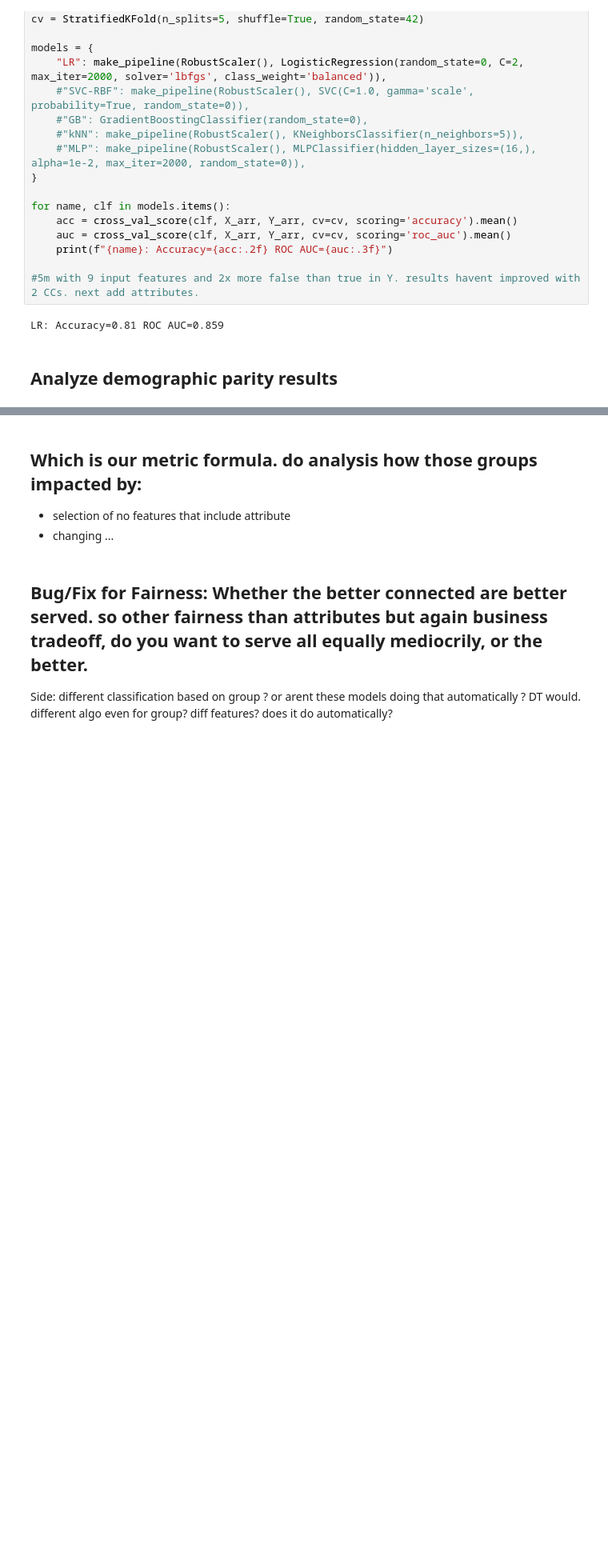
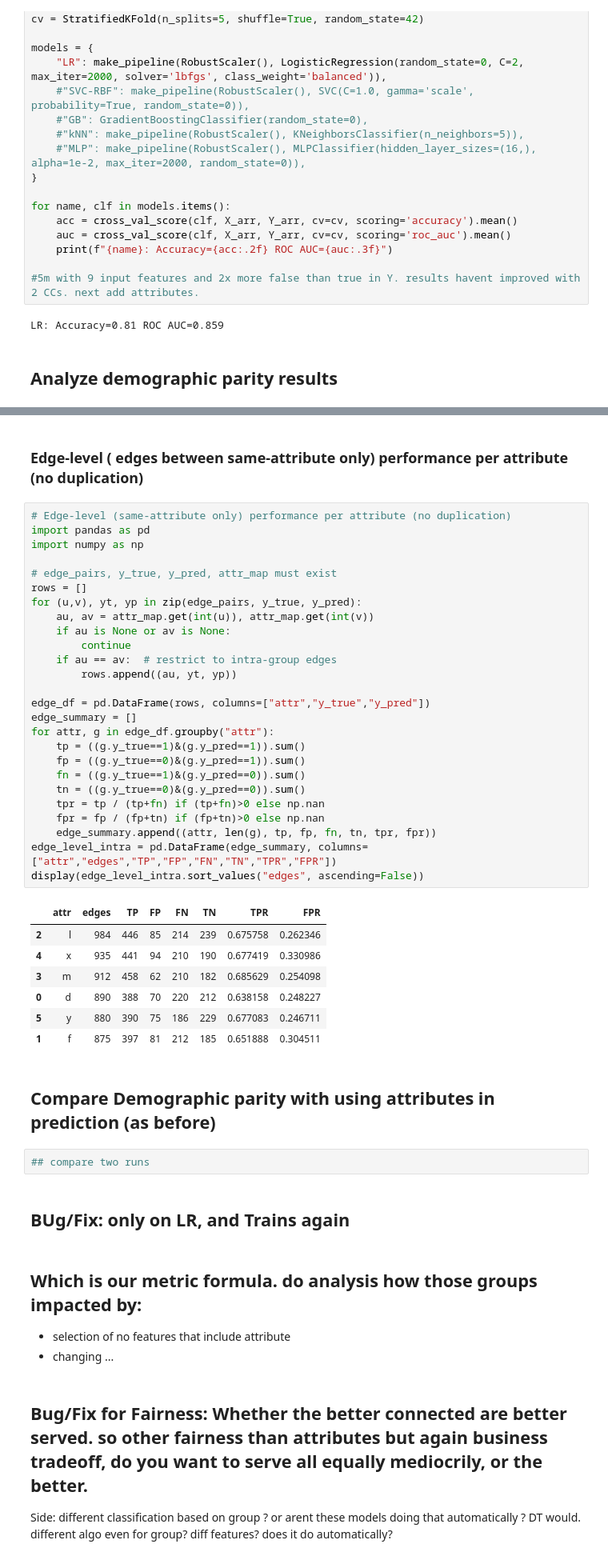
Before and after one commit to ursumarius/Link-predict-social-netw-fairness, a Jupyter notebook: fair-link-prediction-social-network.ipynb, the cells around one changed output, grey strips where cells are left out. Shown at 80% size. Cells and saved outputs as stored; diff of their text form; blank space fills up the shorter version.

```diff
--- a/fair-link-prediction-social-network.ipynb
+++ b/fair-link-prediction-social-network.ipynb
@@ -934,3 +1149,45 @@ LR: Accuracy=0.81 ROC AUC=0.859
+# %% [markdown]
+### Edge-level ( edges between same-attribute only) performance per attribute (no duplication)
+# %%
+# Edge-level (same-attribute only) performance per attribute (no duplication)
+import pandas as pd
+import numpy as np
+
+# edge_pairs, y_true, y_pred, attr_map must exist
+rows = []
+for (u,v), yt, yp in zip(edge_pairs, y_true, y_pred):
+    au, av = attr_map.get(int(u)), attr_map.get(int(v))
+    if au is None or av is None:
+        continue
+    if au == av:  # restrict to intra-group edges
+        rows.append((au, yt, yp))
+
+edge_df = pd.DataFrame(rows, columns=["attr","y_true","y_pred"])
+edge_summary = []
+for attr, g in edge_df.groupby("attr"):
+    tp = ((g.y_true==1)&(g.y_pred==1)).sum()
+    fp = ((g.y_true==0)&(g.y_pred==1)).sum()
+    fn = ((g.y_true==1)&(g.y_pred==0)).sum()
+    tn = ((g.y_true==0)&(g.y_pred==0)).sum()
+    tpr = tp / (tp+fn) if (tp+fn)>0 else np.nan
+    fpr = fp / (fp+tn) if (fp+tn)>0 else np.nan
+    edge_summary.append((attr, len(g), tp, fp, fn, tn, tpr, fpr))
+edge_level_intra = pd.DataFrame(edge_summary, columns=["attr","edges","TP","FP","FN","TN","TPR","FPR"])
+display(edge_level_intra.sort_values("edges", ascending=False))
+# %% [output]
+|  | attr | edges | TP | FP | FN | TN | TPR | FPR |
+| 2 | l | 984 | 446 | 85 | 214 | 239 | 0.675758 | 0.262346 |
+| 4 | x | 935 | 441 | 94 | 210 | 190 | 0.677419 | 0.330986 |
+| 3 | m | 912 | 458 | 62 | 210 | 182 | 0.685629 | 0.254098 |
+| 0 | d | 890 | 388 | 70 | 220 | 212 | 0.638158 | 0.248227 |
+| 5 | y | 880 | 390 | 75 | 186 | 229 | 0.677083 | 0.246711 |
+| 1 | f | 875 | 397 | 81 | 212 | 185 | 0.651888 | 0.304511 |
+# %% [markdown]
+## Compare Demographic parity with using attributes in prediction (as before)
+# %%
+## compare two runs
+# %% [markdown]
+## BUg/Fix: only on LR, and Trains again
 # %% [markdown]
 ## Which is our metric formula. do analysis how those groups impacted by:
 - selection of no features that include attribute
```
Also changed, not shown: parts of 13 cells of this notebook.
